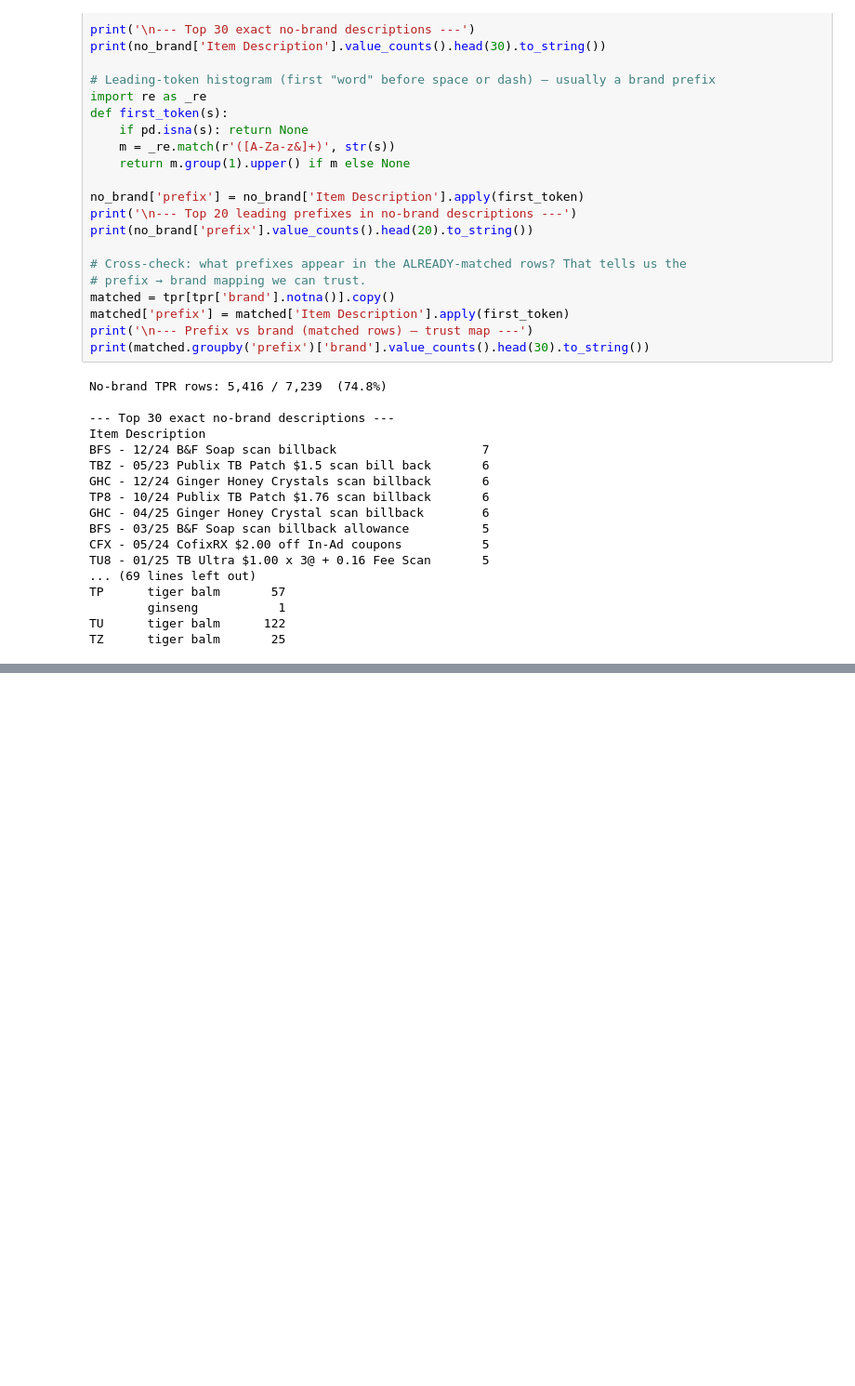
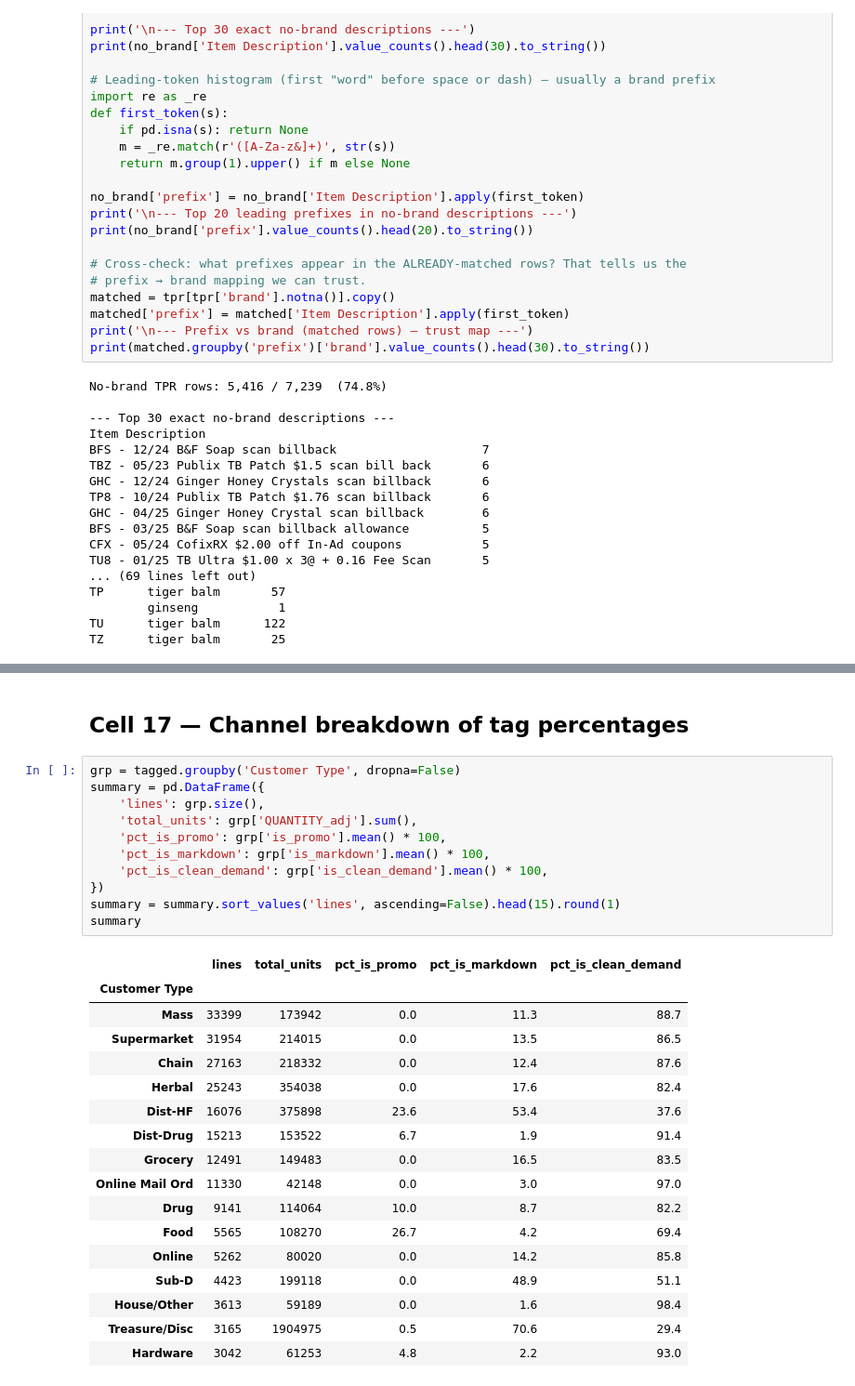
Before and after one commit to binkybarnes/pop_prompt2, a Jupyter notebook: exploration_f1.ipynb, the cells around one changed output, grey strips where cells are left out. Shown at 93% size. Cells and saved outputs as stored; diff of their text form; blank space fills up the shorter version.

```diff
--- a/exploration_f1.ipynb
+++ b/exploration_f1.ipynb
@@ -523,0 +697,31 @@ TZ      tiger balm       25
+# %% [markdown]
+## Cell 17 — Channel breakdown of tag percentages
+# %%
+grp = tagged.groupby('Customer Type', dropna=False)
+summary = pd.DataFrame({
+    'lines': grp.size(),
+    'total_units': grp['QUANTITY_adj'].sum(),
+    'pct_is_promo': grp['is_promo'].mean() * 100,
+    'pct_is_markdown': grp['is_markdown'].mean() * 100,
+    'pct_is_clean_demand': grp['is_clean_demand'].mean() * 100,
+})
+summary = summary.sort_values('lines', ascending=False).head(15).round(1)
+summary
+# %% [output]
+|  | lines | total_units | pct_is_promo | pct_is_markdown | pct_is_clean_demand |
+| Customer Type |  |  |  |  |  |
+| Mass | 33399 | 173942 | 0.0 | 11.3 | 88.7 |
+| Supermarket | 31954 | 214015 | 0.0 | 13.5 | 86.5 |
+| Chain | 27163 | 218332 | 0.0 | 12.4 | 87.6 |
+| Herbal | 25243 | 354038 | 0.0 | 17.6 | 82.4 |
+| Dist-HF | 16076 | 375898 | 23.6 | 53.4 | 37.6 |
+| Dist-Drug | 15213 | 153522 | 6.7 | 1.9 | 91.4 |
+| Grocery | 12491 | 149483 | 0.0 | 16.5 | 83.5 |
+| Online Mail Ord | 11330 | 42148 | 0.0 | 3.0 | 97.0 |
+| Drug | 9141 | 114064 | 10.0 | 8.7 | 82.2 |
+| Food | 5565 | 108270 | 26.7 | 4.2 | 69.4 |
+| Online | 5262 | 80020 | 0.0 | 14.2 | 85.8 |
+| Sub-D | 4423 | 199118 | 0.0 | 48.9 | 51.1 |
+| House/Other | 3613 | 59189 | 0.0 | 1.6 | 98.4 |
+| Treasure/Disc | 3165 | 1904975 | 0.5 | 70.6 | 29.4 |
+| Hardware | 3042 | 61253 | 4.8 | 2.2 | 93.0 |
```
Also changed, not shown: parts of 8 cells of this notebook, 26 other files.
